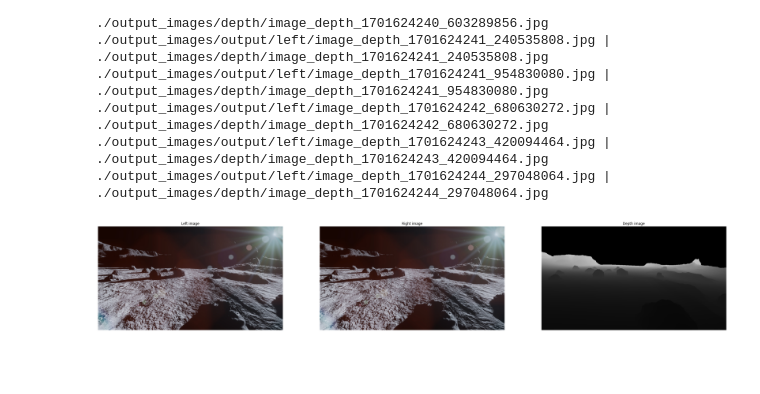
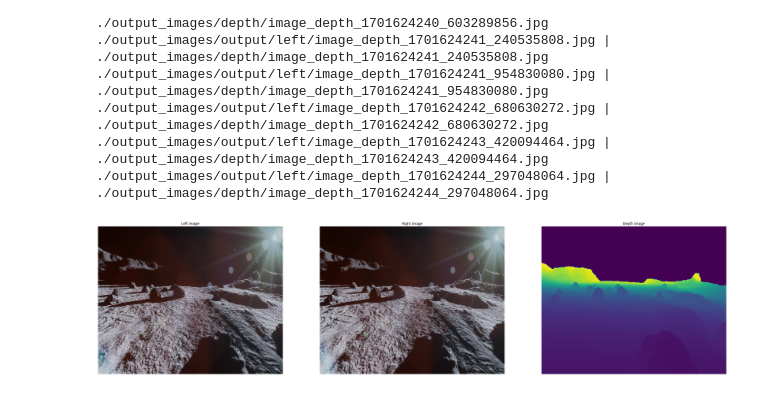
Before and after one commit to danielmarek22/rover-stereo-depth, a Jupyter notebook: train.ipynb, the cells around one changed output. Saved outputs shown, nothing was run; the diff lists cells and outputs as text; code cells hidden in the pictures; blank space fills up the shorter version.

Commit message:
adjust the training loop and add train, test and val split"

```diff
--- a/train.ipynb
+++ b/train.ipynb
@@ -67,28 +67,32 @@ Number of target samples: 1120
 # %%
 def load_image(path, size):
     img = cv2.imread(path)
     img = cv2.cvtColor(img, cv2.COLOR_BGR2RGB)
     img = cv2.resize(img, size)
     return img
 
+def load_ground(path_size):
+    img = cv2.imread(path)
+    (R, G, B) = cv2.split(ground_img)
+
 fig, axes = plt.subplots(1, 3, figsize=(40, 20))
 
 index = 100
-size= (640, 360)
+input_size= (320, 256)
 
 # Assuming there are exactly three images
-axes[0].imshow(load_image(left_input_img_paths[index], size))
+axes[0].imshow(load_image(left_input_img_paths[index], input_size))
 axes[0].set_title("Left image")
 axes[0].axis('off')
 
-axes[1].imshow(load_image(right_input_img_paths[index], size))
+axes[1].imshow(load_image(right_input_img_paths[index], input_size))
 axes[1].set_title("Right image")
 axes[1].axis('off')
 
-axes[2].imshow(load_image(target_img_paths[index], size))
+axes[2].imshow(load_image(target_img_paths[index], input_size)[:, :, 0])
 axes[2].set_title("Depth image")
 axes[2].axis('off')
 
 plt.show()
 # %% [output]
-[figure, old version]
+[figure, new version]
```
Also changed, not shown: parts of 7 cells of this notebook, 5 other files.
